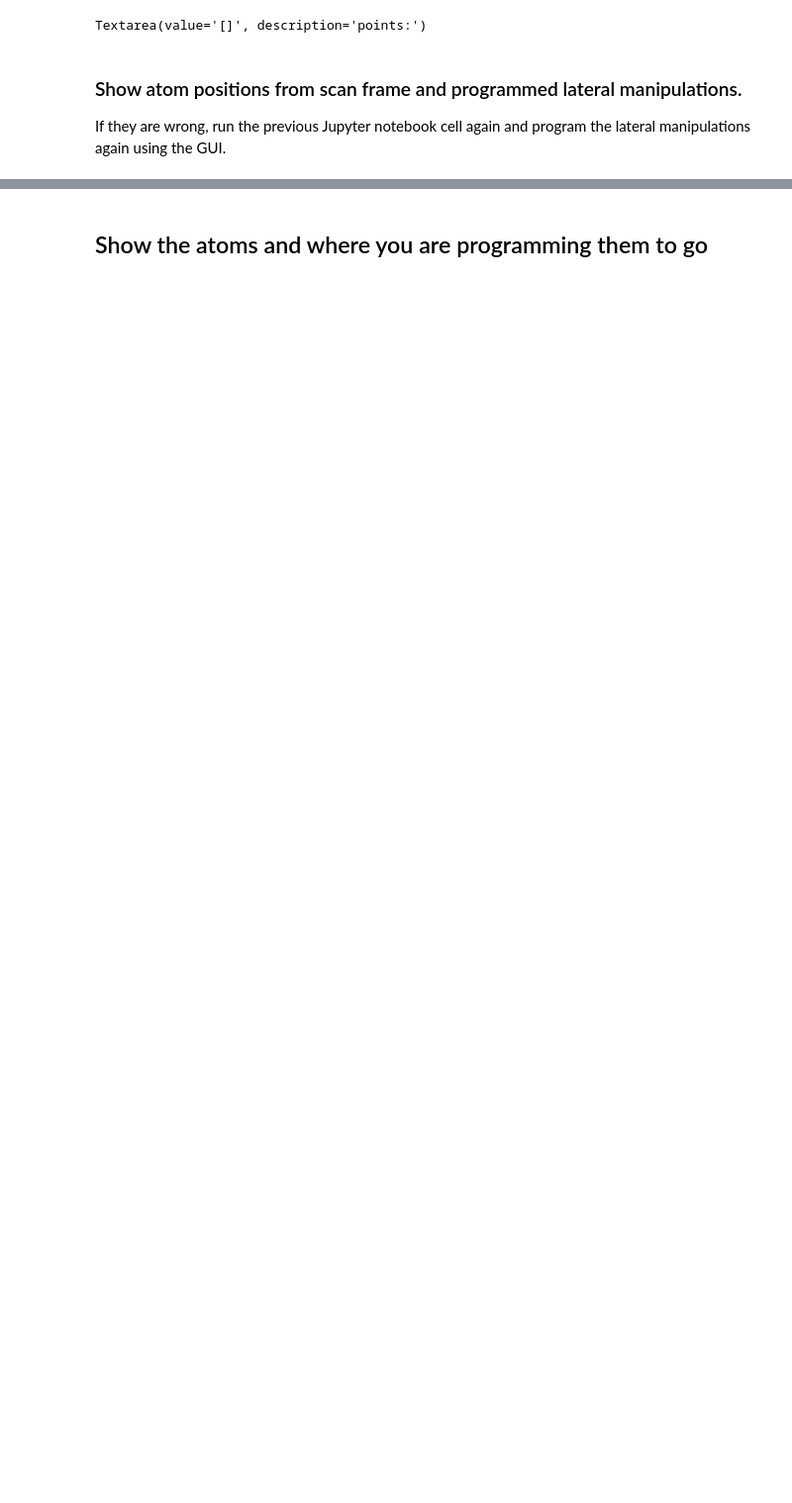
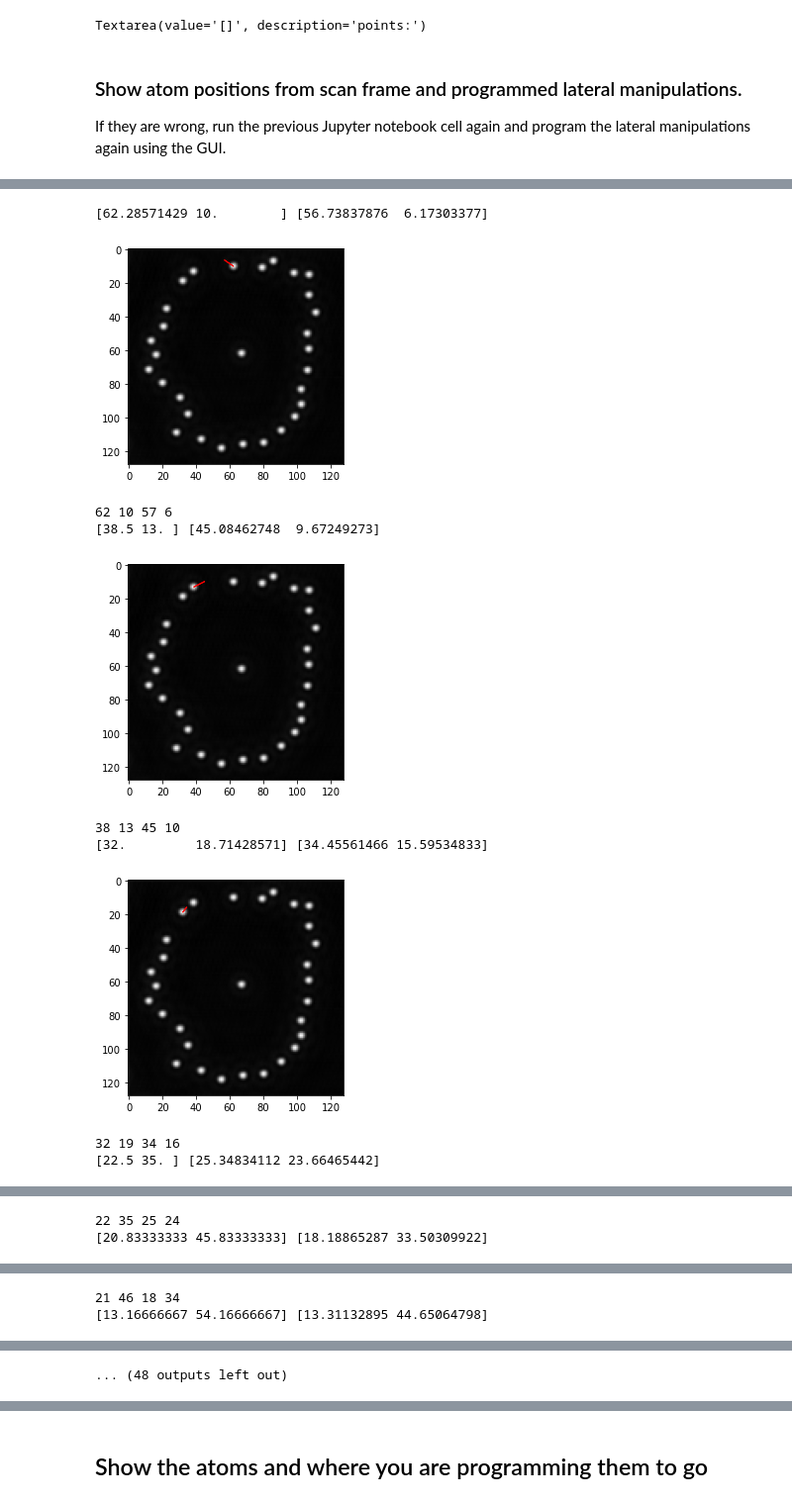
Before and after one commit to abekipnis/Kondo-Aalto, a Jupyter notebook: example_notebooks/GUI2.ipynb, the cells around one changed output, grey strips where cells are left out. Shown at 99% size. Saved outputs shown, nothing was run; the diff lists cells and outputs as text; code cells hidden in the pictures; blank space fills up the shorter version.

```diff
--- a/example_notebooks/GUI2.ipynb
+++ b/example_notebooks/GUI2.ipynb
@@ -215,0 +192,31 @@ array([-1.94000789,  2.47102687,  0.        ])
+# %%
+# set the lateral manipulation parameters
+latman_millivolt = 2
+latman_picoamp = 60000
+offset_nm = CC.get_xy_nm()
+len_nm = CC.get_len_nm()
+
+# for each "atom" in the image
+for n in range(len(centroids_3D)):
+    print(centroids_3D[n], applied_rotation[n])
+    initial = pixel_to_nm(centroids_3D[n], dispmat, offset_nm, [len_nm, len_nm])
+    final = pixel_to_nm(np.array(applied_rotation[n]).T, dispmat[:,:,0], offset_nm, [len_nm, len_nm])
+    plt.imshow(dispmat);
+    plt.arrow(*centroids_3D[n], *(np.array(applied_rotation[n])-np.array(centroids_3D[n])), color='red')
+    plt.show()
+
+    dist_to_perfect = C.pix_to_nm(np.linalg.norm(np.array(applied_rotation[n])-np.array(centroids_3D[n])))
+    if dist_to_perfect > 0.2: # nm
+    # see documentation in AMRL/Environment/createc_control.py
+        latmandata = CC.lat_manipulation(*initial, *final, latman_millivolt, latman_picoamp, offset_nm, nmx)
+# %% [output]
+[62.28571429 10.        ] [56.73837876  6.17303377]
+[figure, added]
+62 10 57 6
+[38.5 13. ] [45.08462748  9.67249273]
+[figure, added]
+38 13 45 10
+[32.         18.71428571] [34.45561466 15.59534833]
+[figure, added]
+32 19 34 16
+[22.5 35. ] [25.34834112 23.66465442]
@@ -215,0 +224,2 @@ array([-1.94000789,  2.47102687,  0.        ])
+22 35 25 24
+[20.83333333 45.83333333] [18.18865287 33.50309922]
@@ -215,0 +227,2 @@ array([-1.94000789,  2.47102687,  0.        ])
+21 46 18 34
+[13.16666667 54.16666667] [13.31132895 44.65064798]
@@ -215,0 +230 @@ array([-1.94000789,  2.47102687,  0.        ])
+... (48 outputs left out)
```
Also changed, not shown: parts of 8 cells of this notebook.
